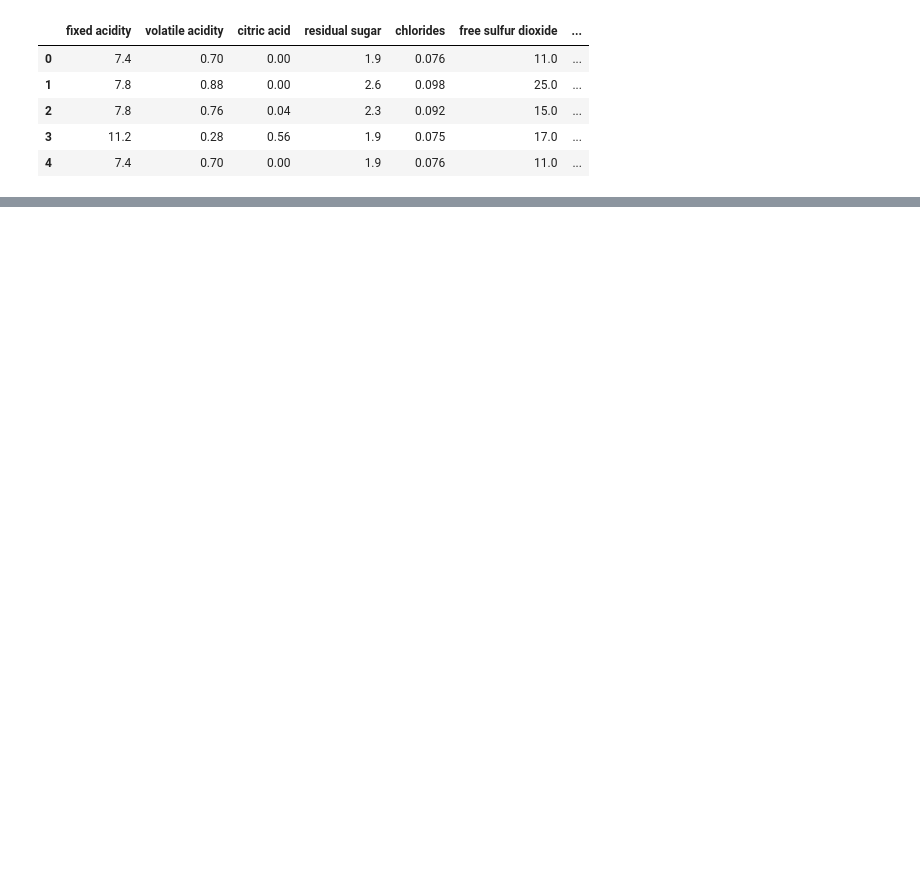
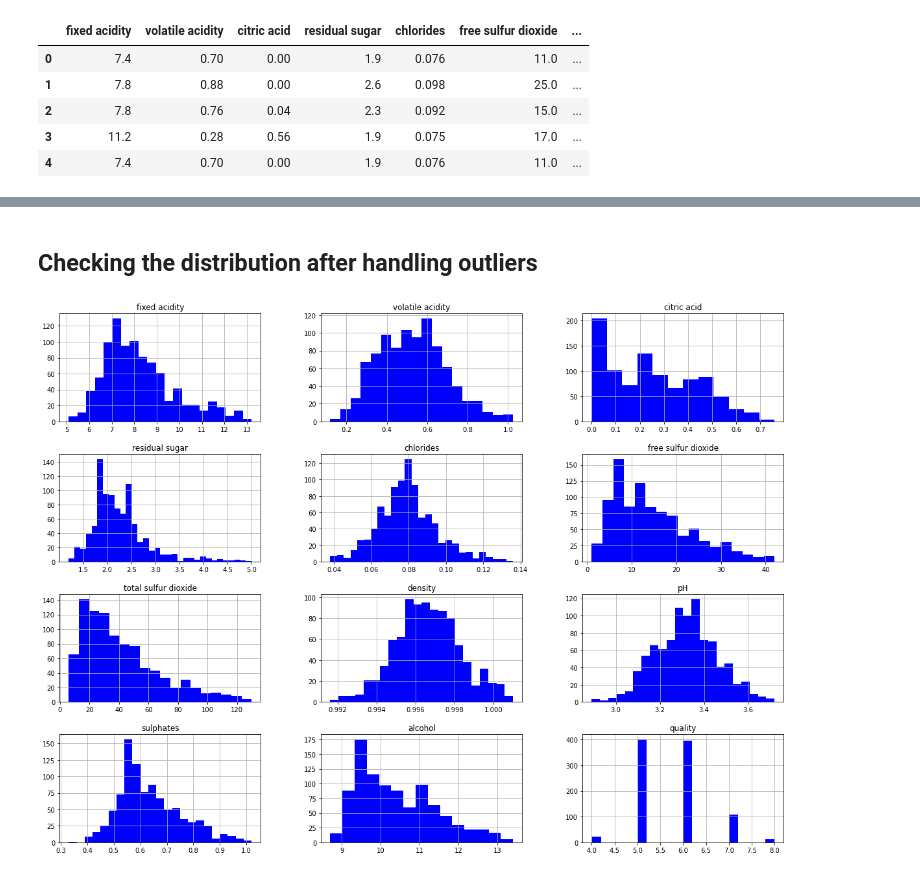
Before and after one commit to TheBlaze1/DataScience, a Jupyter notebook: WineQualityAnalysis.ipynb, the cells around one changed output, grey strips where cells are left out. Saved outputs shown, nothing was run; the diff lists cells and outputs as text; code cells hidden in the pictures; blank space fills up the shorter version.

```diff
--- a/WineQualityAnalysis.ipynb
+++ b/WineQualityAnalysis.ipynb
@@ -41,0 +50,15 @@ fig.show()
+# %%
+#Calculate z-score
+z = np.abs(stats.zscore(df))
+
+threshold = 3
+
+#Keep rows with Z-score less than 3
+df = df[(z < threshold).all(axis=1)]
+# %% [markdown]
+## Checking the distribution after handling outliers
+# %%
+df.hist(figsize=(20,15),bins='auto', color='#0000FF', grid=None)
+plt.show()
+# %% [output]
+[figure, added]
```
Also changed, not shown: parts of 21 cells of this notebook.
